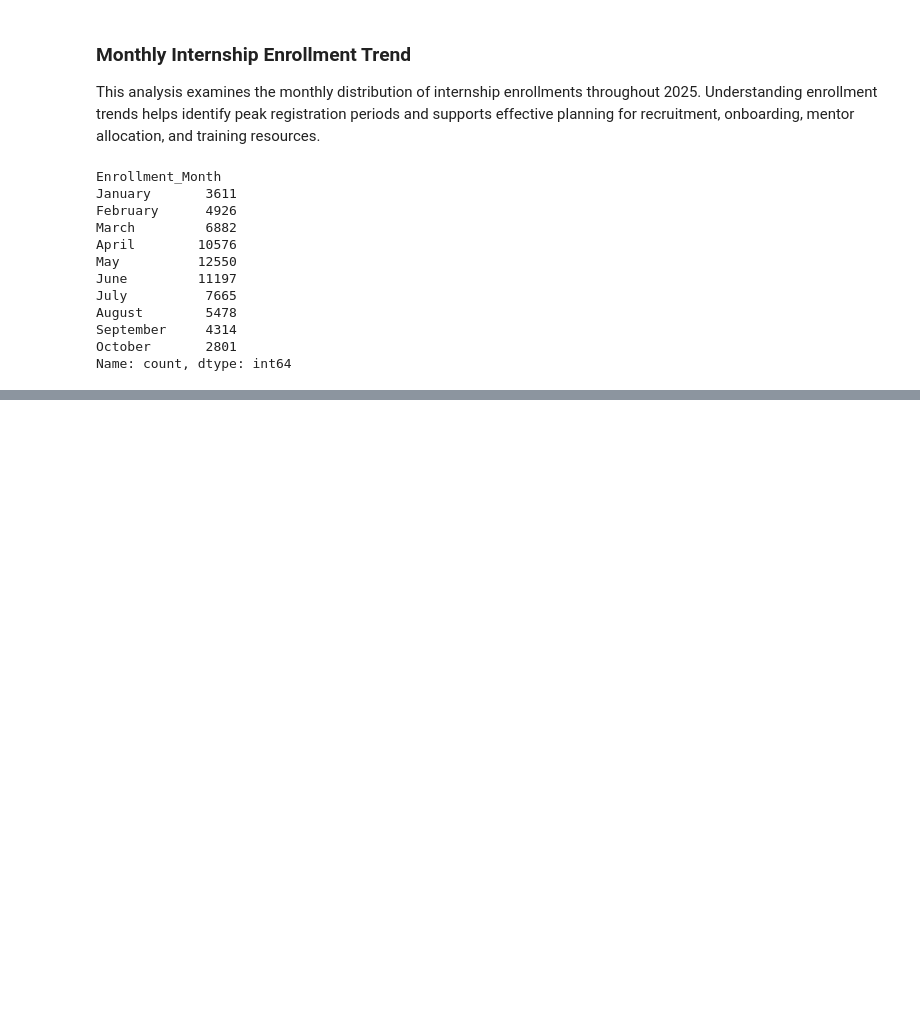
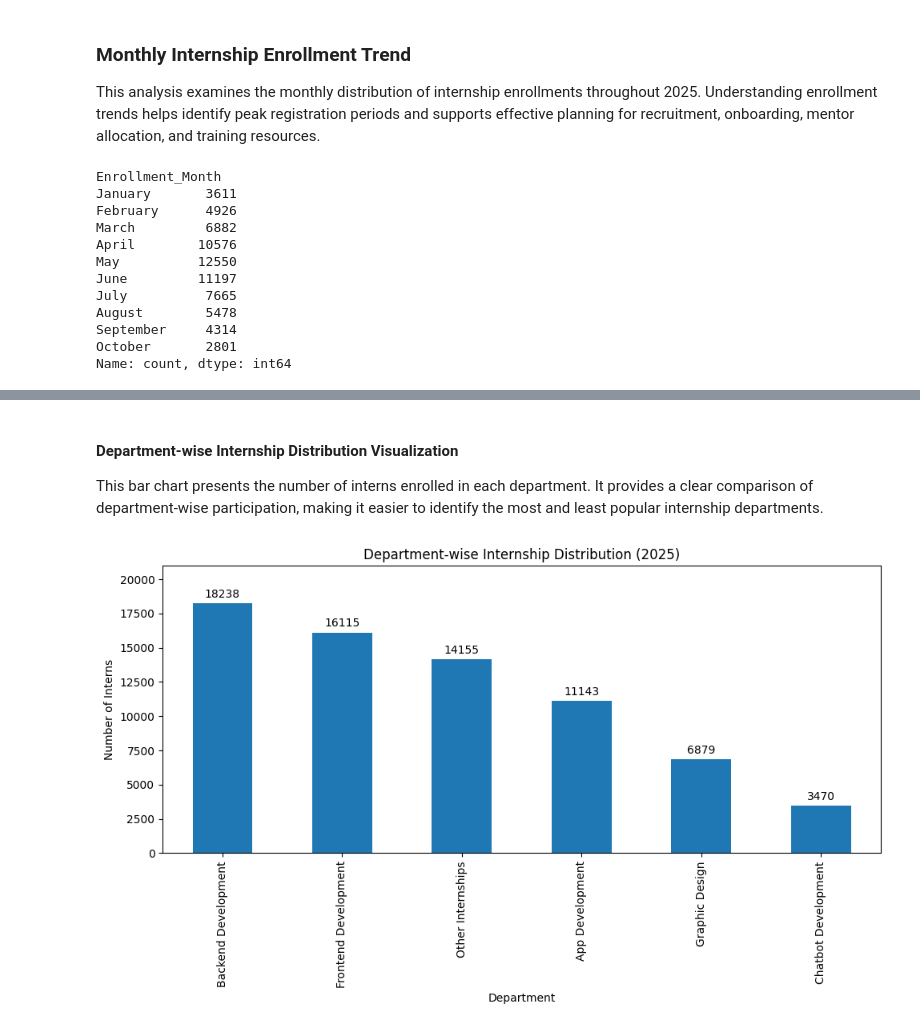
Before and after one commit to huzaifawaheed2/InterneePK-Data-Analyst-Internship, a Jupyter notebook: 01-internship-Program-Analysis/notebooks/internship_program_analysis.ipynb, the cells around one changed output, grey strips where cells are left out. Drawn from its saved outputs; the diff is of its cells as text; code cells hidden in the pictures; blank space fills up the shorter version.

```diff
--- a/01-internship-Program-Analysis/notebooks/internship_program_analysis.ipynb
+++ b/01-internship-Program-Analysis/notebooks/internship_program_analysis.ipynb
@@ -285,0 +509,11 @@ The concentration of enrollments between April and June suggests that the organi
+# %%
+# Department-wise Internship Distribution
+
+# Count interns in each department
+department_distribution = (
+    internship_df["Department"]
+    .value_counts()
+)
+
+# Display summary table
+department_distribution
@@ -285,0 +529,46 @@ The concentration of enrollments between April and June suggests that the organi
+# %% [markdown]
+#### Department-wise Internship Distribution Visualization
+
+This bar chart presents the number of interns enrolled in each department. It provides a clear comparison of department-wise participation, making it easier to identify the most and least popular internship departments.
+# %%
+# Department-wise Internship Distribution Visualization
+
+# Create the bar chart
+ax = department_distribution.plot(
+    kind="bar",
+    figsize=(10, 6)
+)
+
+# Add chart title
+plt.title("Department-wise Internship Distribution (2025)")
+
+# Add axis labels
+plt.xlabel("Department")
+plt.ylabel("Number of Interns")
+
+plt.ylim(0, department_distribution.max() * 1.15)
+
+# Rotate x-axis labels
+plt.xticks(rotation=90)
+
+# Display data labels
+for container in ax.containers:
+    ax.bar_label(
+        container,
+        padding=3
+    )
+
+# Adjust layout
+plt.tight_layout()
+
+# Save the figure
+plt.savefig(
+    "../outputs/figures/04_department_wise_distribution.png",
+    dpi=300,
+    bbox_inches="tight"
+)
+
+# Display the chart
+plt.show()
+# %% [output]
+[figure, added]
```
Also changed, not shown: parts of 57 cells of this notebook.
